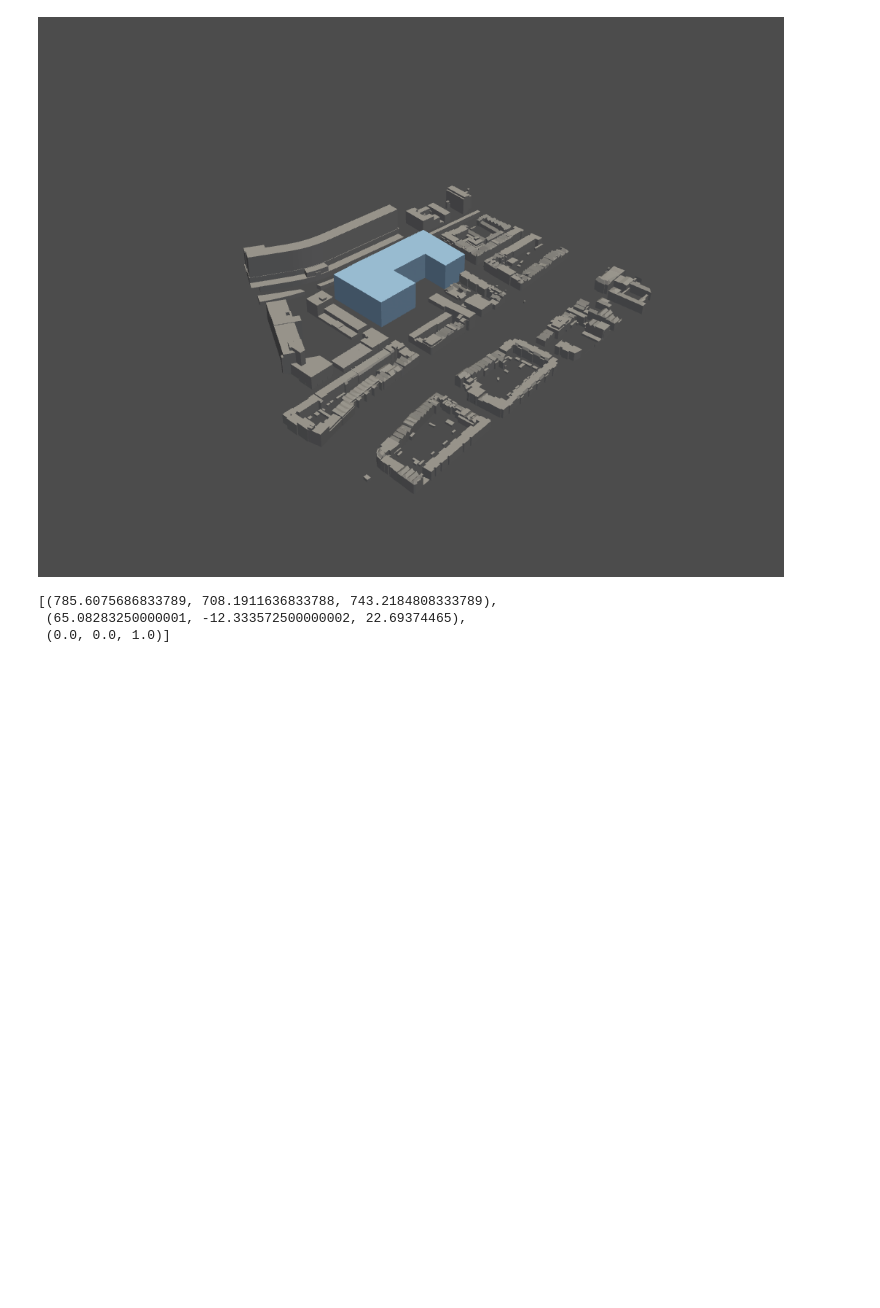
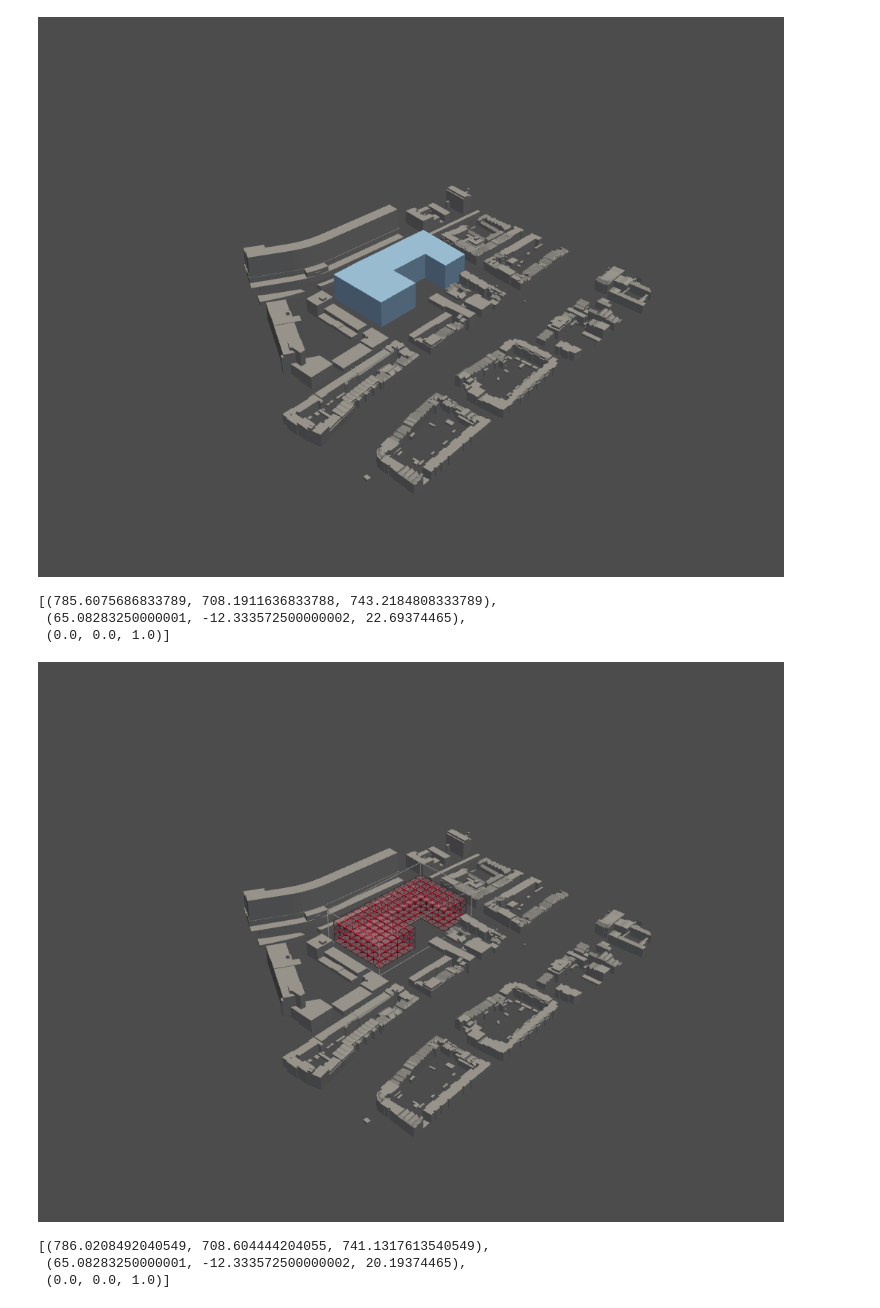
Before and after one commit to shervinazadi/spatial_computing_project_template, a Jupyter notebook: scripts/ground_proximity.ipynb, the cells around one changed output. Saved outputs shown, nothing was run; the diff lists cells and outputs as text; code cells hidden in the pictures; blank space fills up the shorter version.

```diff
--- a/scripts/ground_proximity.ipynb
+++ b/scripts/ground_proximity.ipynb
@@ -39,3 +39,22 @@ p.show()
 [(785.6075686833789, 708.1911636833788, 743.2184808333789),
  (65.08283250000001, -12.333572500000002, 22.69374465),
  (0.0, 0.0, 1.0)]
+# %%
+# load lattices from before
+lattice_path = os.path.relpath('../data/meshes/voxelized_envelope.csv')
+envelope_lattice = tg.lattice_from_csv(lattice_path)
+# %%
+# initiating the plotter
+p = pv.Plotter(notebook=True)
+
+# adding the meshes
+envelope_lattice.fast_vis(p)
+p.add_mesh(tri_to_pv(context_mesh), color='#aaaaaa')
+
+# plotting
+p.show()
+# %% [output]
+[figure, added]
+[(786.0208492040549, 708.604444204055, 741.1317613540549),
+ (65.08283250000001, -12.333572500000002, 20.19374465),
+ (0.0, 0.0, 1.0)]
```
Also changed, not shown: parts of 2 cells of this notebook.
